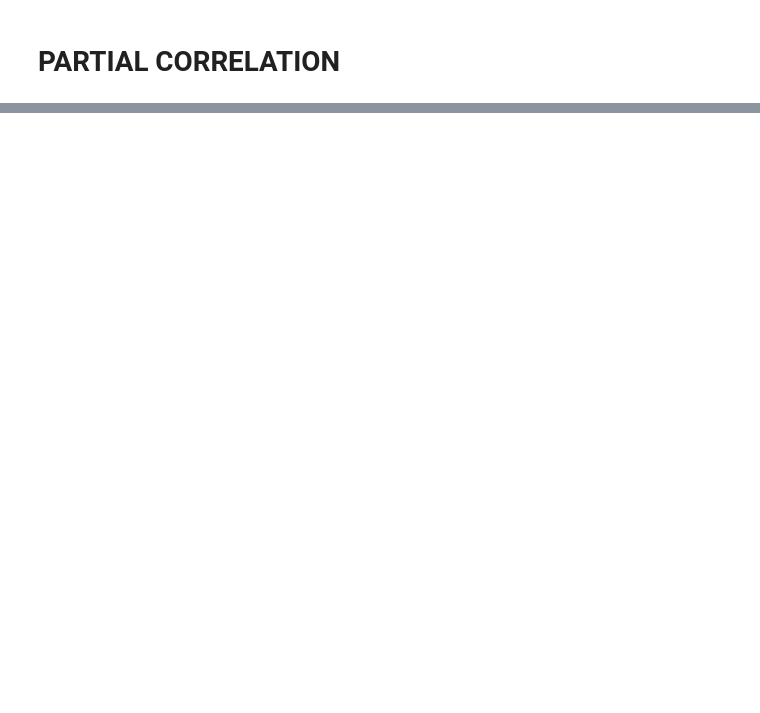
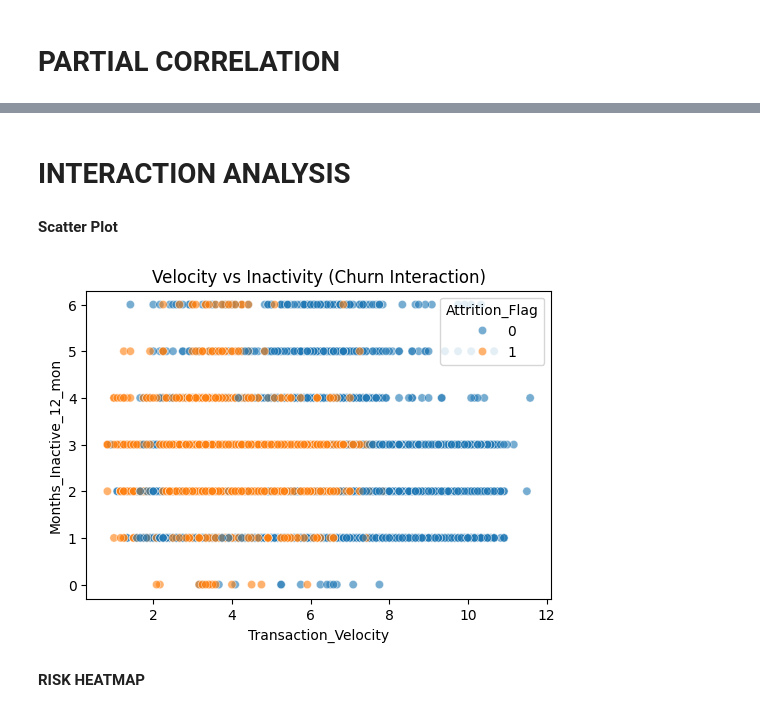
Before and after one commit to ommishra03/Customer_Spending_-_Engagement_Analytics, a Jupyter notebook: Statistical_Analysis/03_multivariate_patterns.ipynb, the cells around one changed output, grey strips where cells are left out. Cells and saved outputs as stored; diff of their text form; code cells hidden in the pictures; blank space fills up the shorter version.

Commit message:
Upgarding with statisical analysis

```diff
--- a/Statistical_Analysis/03_multivariate_patterns.ipynb
+++ b/Statistical_Analysis/03_multivariate_patterns.ipynb
@@ -84,0 +145,21 @@ KeyError: 'Transaction_Velocity'
+# %% [markdown]
+# INTERACTION ANALYSIS
+# %% [markdown]
+**Scatter Plot**
+# %%
+plt.figure(figsize=(6,4))
+
+sns.scatterplot(
+    x="Transaction_Velocity",
+    y="Months_Inactive_12_mon",
+    hue="Attrition_Flag",
+    data=df,
+    alpha=0.6
+)
+
+plt.title("Velocity vs Inactivity (Churn Interaction)")
+plt.show()
+# %% [output]
+[figure, added]
+# %% [markdown]
+**RISK HEATMAP**
```
Also changed, not shown: parts of 26 cells of this notebook, 2 other files.
